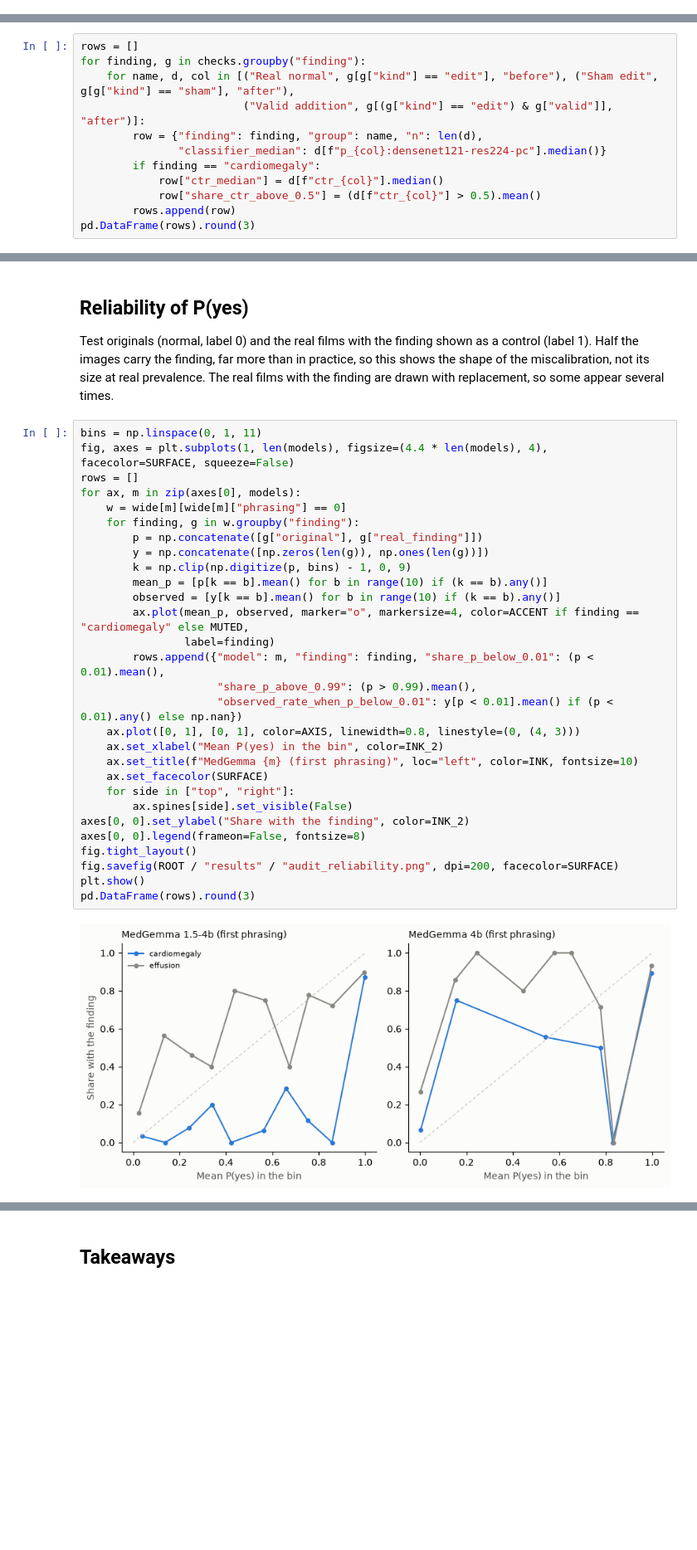
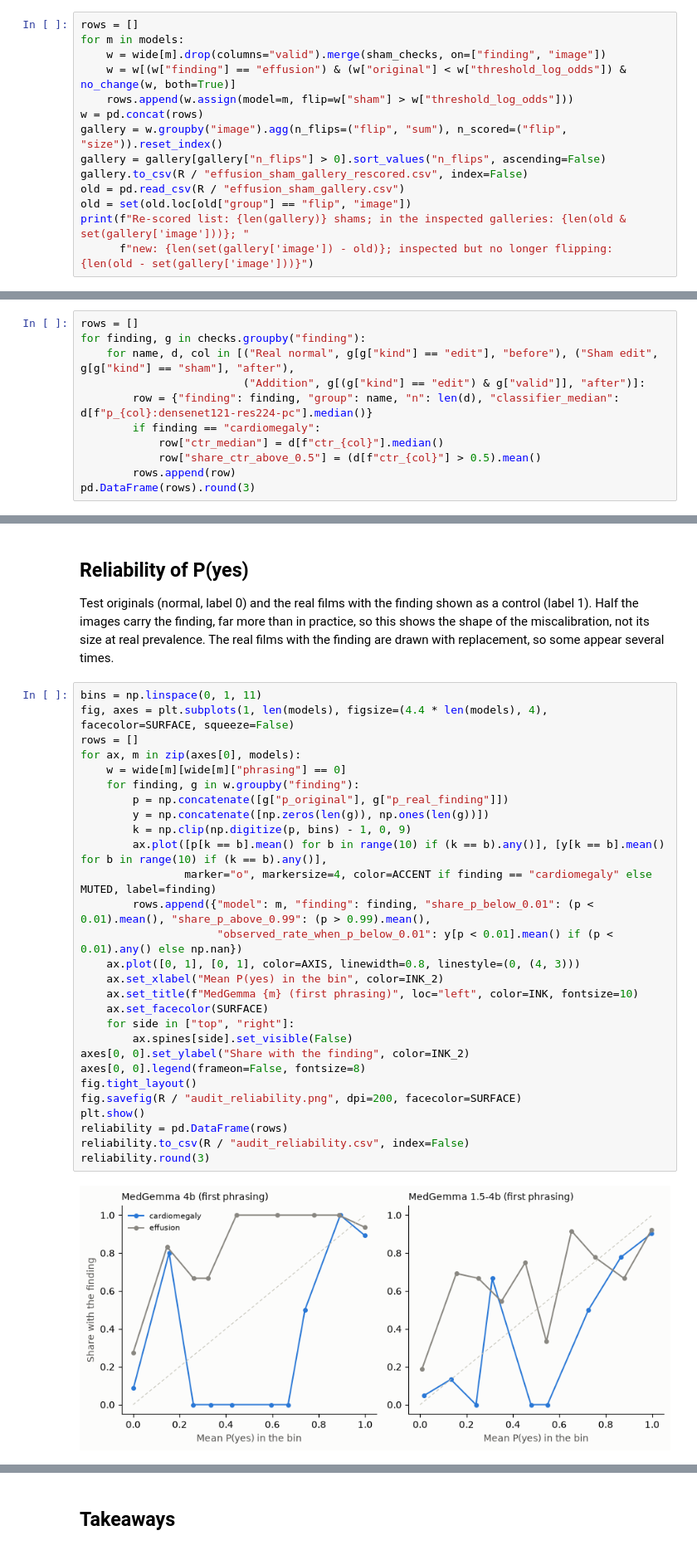
Before and after one commit to m871-akram/cxr-grounding, a Jupyter notebook: notebooks/03_audit.ipynb, the cells around one changed output, grey strips where cells are left out. Shown at 83% size. Saved outputs shown, nothing was run; the diff lists cells and outputs as text; blank space fills up the shorter version.

```diff
--- a/notebooks/03_audit.ipynb
+++ b/notebooks/03_audit.ipynb
@@ -338,0 +410,14 @@ plt.show()
+# %%
+rows = []
+for m in models:
+    w = wide[m].drop(columns="valid").merge(sham_checks, on=["finding", "image"])
+    w = w[(w["finding"] == "effusion") & (w["original"] < w["threshold_log_odds"]) & no_change(w, both=True)]
+    rows.append(w.assign(model=m, flip=w["sham"] > w["threshold_log_odds"]))
+w = pd.concat(rows)
+gallery = w.groupby("image").agg(n_flips=("flip", "sum"), n_scored=("flip", "size")).reset_index()
+gallery = gallery[gallery["n_flips"] > 0].sort_values("n_flips", ascending=False)
+gallery.to_csv(R / "effusion_sham_gallery_rescored.csv", index=False)
+old = pd.read_csv(R / "effusion_sham_gallery.csv")
+old = set(old.loc[old["group"] == "flip", "image"])
+print(f"Re-scored list: {len(gallery)} shams; in the inspected galleries: {len(old & set(gallery['image']))}; "
+      f"new: {len(set(gallery['image']) - old)}; inspected but no longer flipping: {len(old - set(gallery['image']))}")
@@ -346,9 +432,8 @@ yet).
 rows = []
 for finding, g in checks.groupby("finding"):
     for name, d, col in [("Real normal", g[g["kind"] == "edit"], "before"), ("Sham edit", g[g["kind"] == "sham"], "after"),
-                         ("Valid addition", g[(g["kind"] == "edit") & g["valid"]], "after")]:
-        row = {"finding": finding, "group": name, "n": len(d),
-               "classifier_median": d[f"p_{col}:densenet121-res224-pc"].median()}
+                         ("Addition", g[(g["kind"] == "edit") & g["valid"]], "after")]:
+        row = {"finding": finding, "group": name, "n": len(d), "classifier_median": d[f"p_{col}:densenet121-res224-pc"].median()}
         if finding == "cardiomegaly":
             row["ctr_median"] = d[f"ctr_{col}"].median()
             row["share_ctr_above_0.5"] = (d[f"ctr_{col}"] > 0.5).mean()
@@ -372,32 +457,31 @@ replacement, so some appear several times.
 # %%
 bins = np.linspace(0, 1, 11)
 fig, axes = plt.subplots(1, len(models), figsize=(4.4 * len(models), 4), facecolor=SURFACE, squeeze=False)
 rows = []
 for ax, m in zip(axes[0], models):
     w = wide[m][wide[m]["phrasing"] == 0]
     for finding, g in w.groupby("finding"):
-        p = np.concatenate([g["original"], g["real_finding"]])
+        p = np.concatenate([g["p_original"], g["p_real_finding"]])
         y = np.concatenate([np.zeros(len(g)), np.ones(len(g))])
         k = np.clip(np.digitize(p, bins) - 1, 0, 9)
-        mean_p = [p[k == b].mean() for b in range(10) if (k == b).any()]
-        observed = [y[k == b].mean() for b in range(10) if (k == b).any()]
-        ax.plot(mean_p, observed, marker="o", markersize=4, color=ACCENT if finding == "cardiomegaly" else MUTED,
-                label=finding)
-        rows.append({"model": m, "finding": finding, "share_p_below_0.01": (p < 0.01).mean(),
-                     "share_p_above_0.99": (p > 0.99).mean(),
+        ax.plot([p[k == b].mean() for b in range(10) if (k == b).any()], [y[k == b].mean() for b in range(10) if (k == b).any()],
+                marker="o", markersize=4, color=ACCENT if finding == "cardiomegaly" else MUTED, label=finding)
+        rows.append({"model": m, "finding": finding, "share_p_below_0.01": (p < 0.01).mean(), "share_p_above_0.99": (p > 0.99).mean(),
                      "observed_rate_when_p_below_0.01": y[p < 0.01].mean() if (p < 0.01).any() else np.nan})
     ax.plot([0, 1], [0, 1], color=AXIS, linewidth=0.8, linestyle=(0, (4, 3)))
     ax.set_xlabel("Mean P(yes) in the bin", color=INK_2)
     ax.set_title(f"MedGemma {m} (first phrasing)", loc="left", color=INK, fontsize=10)
     ax.set_facecolor(SURFACE)
     for side in ["top", "right"]:
         ax.spines[side].set_visible(False)
 axes[0, 0].set_ylabel("Share with the finding", color=INK_2)
 axes[0, 0].legend(frameon=False, fontsize=8)
 fig.tight_layout()
-fig.savefig(ROOT / "results" / "audit_reliability.png", dpi=200, facecolor=SURFACE)
+fig.savefig(R / "audit_reliability.png", dpi=200, facecolor=SURFACE)
 plt.show()
-pd.DataFrame(rows).round(3)
+reliability = pd.DataFrame(rows)
+reliability.to_csv(R / "audit_reliability.csv", index=False)
+reliability.round(3)
 # %% [output]
-[figure, old version]
+[figure, new version]
 |  | model | finding | share_p_below_0.01 | share_p_above_0.99 | observed_rate_when_p_below_0.01 |
```
Also changed, not shown: parts of 28 cells of this notebook, 47 other files.
